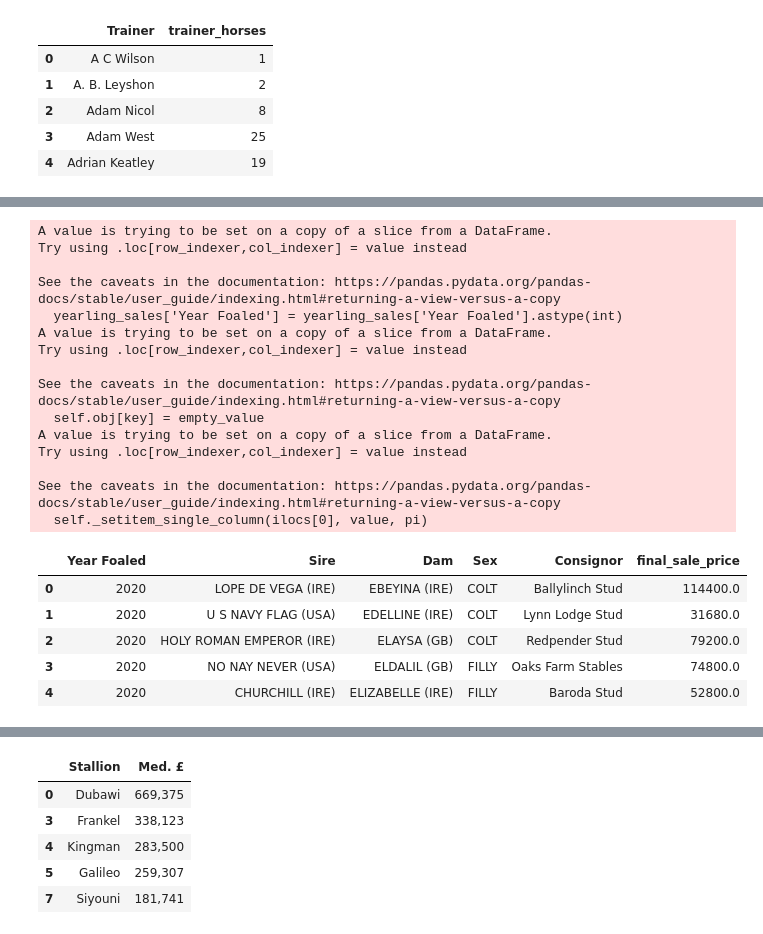
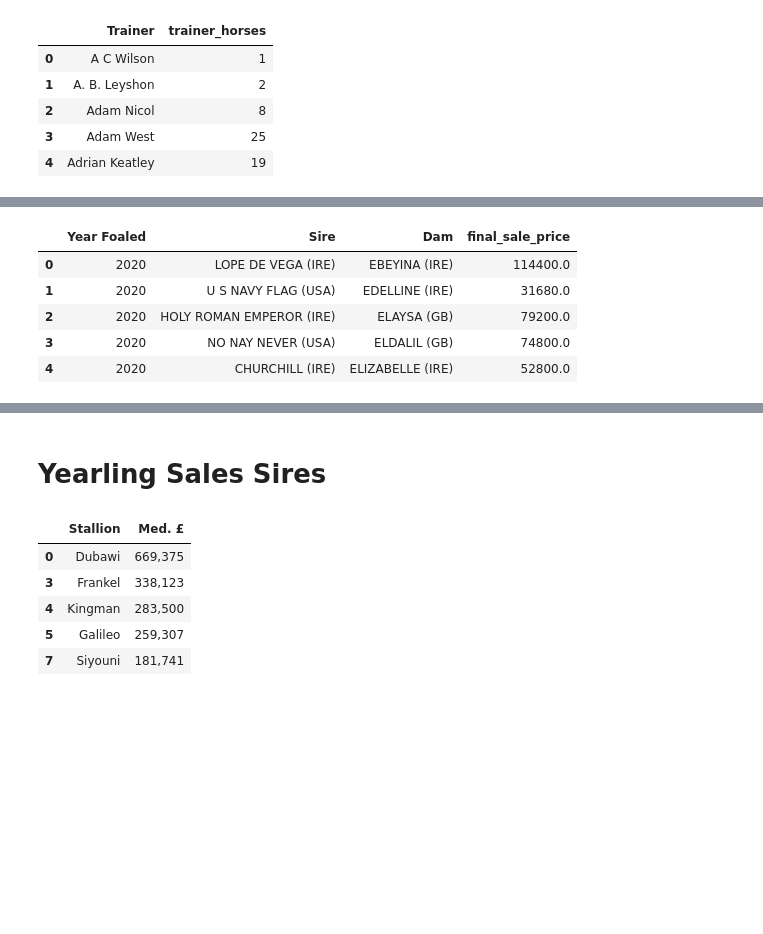
Before and after one commit to samkirwanppb/UCDPA_SamKirwan, a Jupyter notebook: project.ipynb, the cells around one changed output, grey strips where cells are left out. Saved outputs shown, nothing was run; the diff lists cells and outputs as text; code cells hidden in the pictures; blank space fills up the shorter version.

```diff
--- a/project.ipynb
+++ b/project.ipynb
@@ -111,4 +128,4 @@ ratings_merged.head()
 # %%
-yearling_sales = pd.read_csv('https://raw.githubusercontent.com/samkirwanppb/UCDPA_SamKirwan/main/yearling_sales.csv').drop(columns = 'Purchaser')
+yearling_sales = pd.read_csv('https://raw.githubusercontent.com/samkirwanppb/UCDPA_SamKirwan/main/yearling_sales.csv').drop(columns = {'Purchaser', 'Consignor', 'Sex'})
 yearling_sales.head()
 # %% [output]
@@ -121,37 +138,21 @@ yearling_sales.head()
 # %%
 #Data cleansing to merge into the main dataframe
 yearling_sales['Sire'] = yearling_sales['Sire'].str.upper()
 yearling_sales['Dam'] = yearling_sales['Dam'].str.upper()
-yearling_sales['Sex'] = yearling_sales['Sex'].str.upper()
 yearling_sales = yearling_sales.dropna(subset = ['Year Foaled'])
 yearling_sales['Year Foaled'] = yearling_sales['Year Foaled'].astype(int)
 
 ##going to get them all in the one currency
 yearling_sales.loc[~yearling_sales['Price (€)'].isna(), 'final_sale_price'] = yearling_sales.loc[~yearling_sales['Price (€)'].isna()]['Price (€)'] * 0.88
 yearling_sales.loc[~yearling_sales['Price (gns)'].isna(), 'final_sale_price'] = yearling_sales.loc[~yearling_sales['Price (gns)'].isna()]['Price (gns)'] * 1.05
 yearling_sales.loc[~yearling_sales['Price (£)'].isna(), 'final_sale_price'] = yearling_sales.loc[~yearling_sales['Price (£)'].isna()]['Price (£)'] * 1
-yearling_sales = yearling_sales.drop(columns = ['Price (€)', 'Price (£)', 'Price (gns)'])
+yearling_sales = yearling_sales.drop(columns = ['Price (€)', 'Price (£)', 'Price (gns)'])## drop the price columns that are split by currency
 yearling_sales.head()
 # %% [output]
-A value is trying to be set on a copy of a slice from a DataFrame.
-Try using .loc[row_indexer,col_indexer] = value instead
-
-See the caveats in the documentation: https://pandas.pydata.org/pandas-docs/stable/user_guide/indexing.html#returning-a-view-versus-a-copy
-  yearling_sales['Year Foaled'] = yearling_sales['Year Foaled'].astype(int)
-A value is trying to be set on a copy of a slice from a DataFrame.
-Try using .loc[row_indexer,col_indexer] = value instead
-
-See the caveats in the documentation: https://pandas.pydata.org/pandas-docs/stable/user_guide/indexing.html#returning-a-view-versus-a-copy
-  self.obj[key] = empty_value
-A value is trying to be set on a copy of a slice from a DataFrame.
-Try using .loc[row_indexer,col_indexer] = value instead
-
-See the caveats in the documentation: https://pandas.pydata.org/pandas-docs/stable/user_guide/indexing.html#returning-a-view-versus-a-copy
-  self._setitem_single_column(ilocs[0], value, pi)
-|  | Year Foaled | Sire | Dam | Sex | Consignor | final_sale_price |
-| 0 | 2020 | LOPE DE VEGA (IRE) | EBEYINA (IRE) | COLT | Ballylinch Stud | 114400.0 |
-| 1 | 2020 | U S NAVY FLAG (USA) | EDELLINE (IRE) | COLT | Lynn Lodge Stud | 31680.0 |
-| 2 | 2020 | HOLY ROMAN EMPEROR (IRE) | ELAYSA (GB) | COLT | Redpender Stud | 79200.0 |
-| 3 | 2020 | NO NAY NEVER (USA) | ELDALIL (GB) | FILLY | Oaks Farm Stables | 74800.0 |
-| 4 | 2020 | CHURCHILL (IRE) | ELIZABELLE (IRE) | FILLY | Baroda Stud | 52800.0 |
+|  | Year Foaled | Sire | Dam | final_sale_price |
+| 0 | 2020 | LOPE DE VEGA (IRE) | EBEYINA (IRE) | 114400.0 |
+| 1 | 2020 | U S NAVY FLAG (USA) | EDELLINE (IRE) | 31680.0 |
+| 2 | 2020 | HOLY ROMAN EMPEROR (IRE) | ELAYSA (GB) | 79200.0 |
+| 3 | 2020 | NO NAY NEVER (USA) | ELDALIL (GB) | 74800.0 |
+| 4 | 2020 | CHURCHILL (IRE) | ELIZABELLE (IRE) | 52800.0 |
 # %%
@@ -165,6 +166,8 @@ ratings_final_sale.head()##note final price is in £
 | 2 | A E HOUSMAN (GB) | 2019 | COLT | OASIS DREAM (GB) | ASTRONOMY'S CHOICE (GB) | NaN | 82.0 | NaN | 5.0 | ... |
 | 3 | A LA FRANCAISE (GB) | 2019 | FILLY | POSTPONED (IRE) | ALAMODE (GB) | Jim Goldie | 71.0 | 41.0 | 6.0 | ... |
 | 4 | A LADY FOREVER (GB) | 2019 | FILLY | ADAAY (IRE) | LADY FILLY (GB) | Robyn Brisland | 42.0 | 35.0 | 4.0 | ... |
+# %% [markdown]
+# Yearling Sales Sires
 # %%
 yearling_sales_sires = pd.read_csv('https://raw.githubusercontent.com/samkirwanppb/UCDPA_SamKirwan/main/yearling_sales_sires.csv')
 median_yearling_sales = yearling_sales_sires.loc[yearling_sales_sires['year'] == 2022][['Stallion', 'Med. £']]
```
Also changed, not shown: parts of 56 cells of this notebook.
